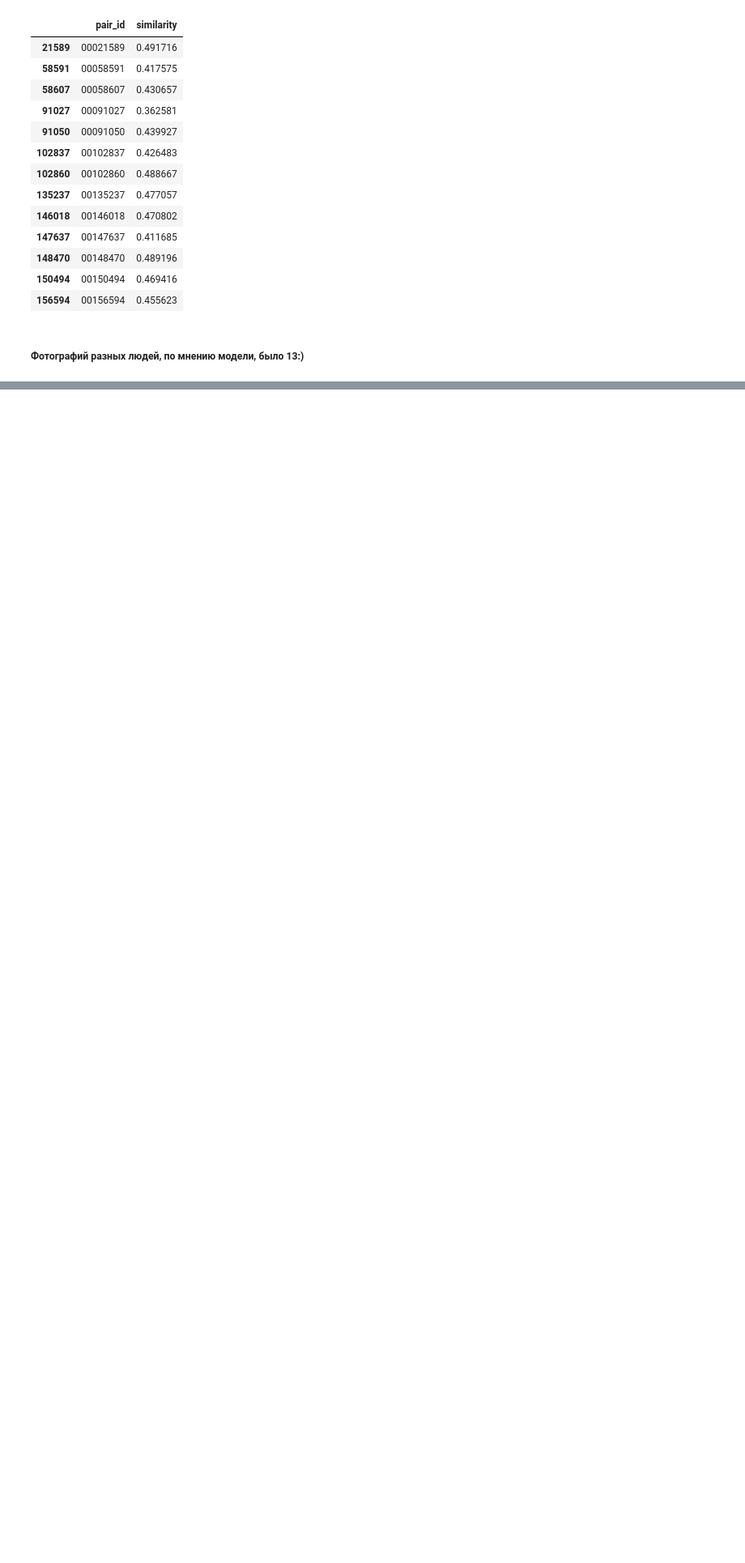
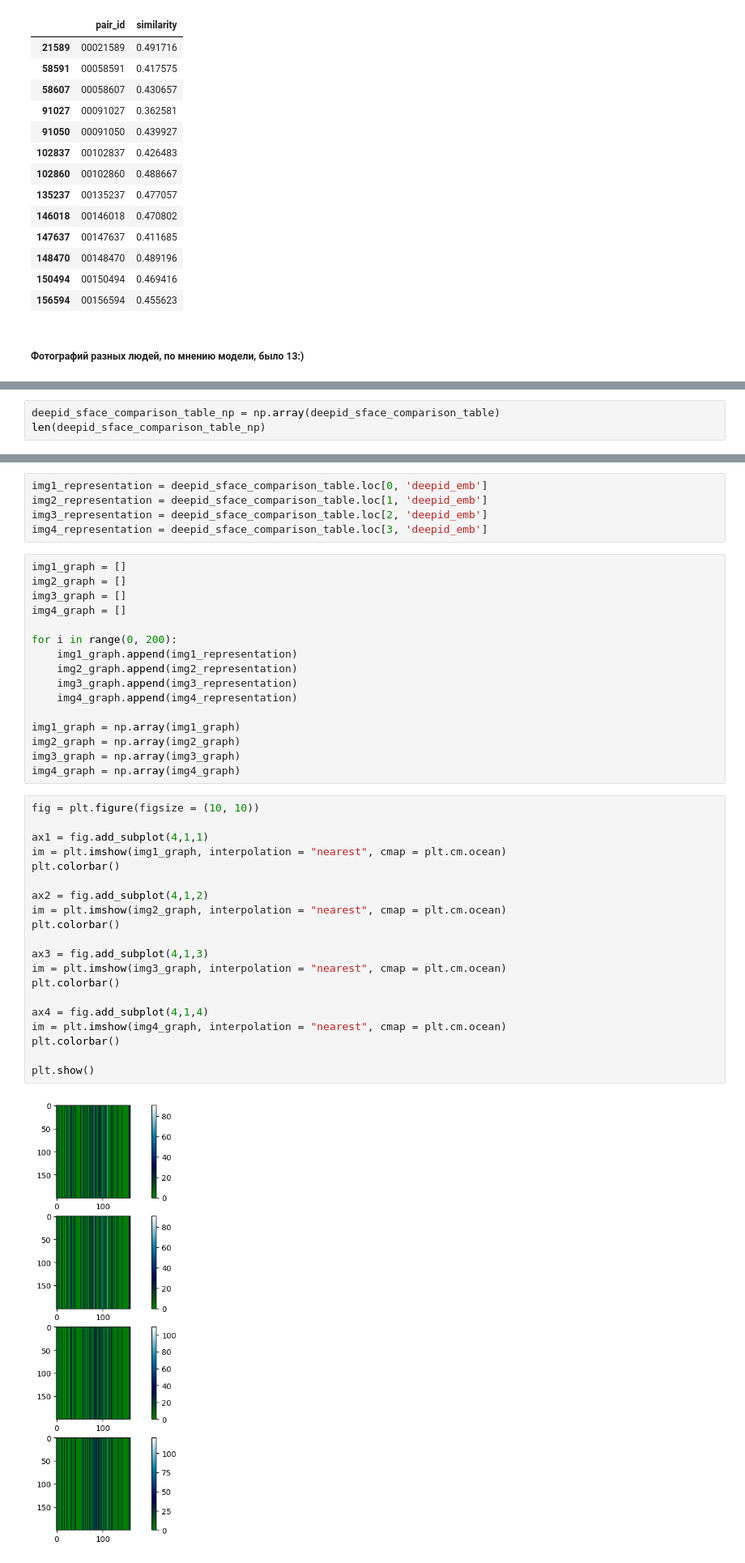
Before and after one commit to BasselSh/Kryptonite-ML-Challenge, a Jupyter notebook: other-experiments/DeepFace.ipynb, the cells around one changed output, grey strips where cells are left out. Shown at 81% size. Drawn from its saved outputs; the diff is of its cells as text; blank space fills up the shorter version.

```diff
--- a/other-experiments/DeepFace.ipynb
+++ b/other-experiments/DeepFace.ipynb
@@ -698,0 +888,3 @@ preds.loc[preds['similarity']<0.5]
+# %%
+deepid_sface_comparison_table_np = np.array(deepid_sface_comparison_table)
+len(deepid_sface_comparison_table_np)
@@ -698,0 +1074,43 @@ preds.loc[preds['similarity']<0.5]
+# %%
+img1_representation = deepid_sface_comparison_table.loc[0, 'deepid_emb']
+img2_representation = deepid_sface_comparison_table.loc[1, 'deepid_emb']
+img3_representation = deepid_sface_comparison_table.loc[2, 'deepid_emb']
+img4_representation = deepid_sface_comparison_table.loc[3, 'deepid_emb']
+# %%
+img1_graph = []
+img2_graph = []
+img3_graph = []
+img4_graph = []
+
+for i in range(0, 200):
+    img1_graph.append(img1_representation)
+    img2_graph.append(img2_representation)
+    img3_graph.append(img3_representation)
+    img4_graph.append(img4_representation)
+
+img1_graph = np.array(img1_graph)
+img2_graph = np.array(img2_graph)
+img3_graph = np.array(img3_graph)
+img4_graph = np.array(img4_graph)
+# %%
+fig = plt.figure(figsize = (10, 10))
+
+ax1 = fig.add_subplot(4,1,1)
+im = plt.imshow(img1_graph, interpolation = "nearest", cmap = plt.cm.ocean)
+plt.colorbar()
+
+ax2 = fig.add_subplot(4,1,2)
+im = plt.imshow(img2_graph, interpolation = "nearest", cmap = plt.cm.ocean)
+plt.colorbar()
+
+ax3 = fig.add_subplot(4,1,3)
+im = plt.imshow(img3_graph, interpolation = "nearest", cmap = plt.cm.ocean)
+plt.colorbar()
+
+ax4 = fig.add_subplot(4,1,4)
+im = plt.imshow(img4_graph, interpolation = "nearest", cmap = plt.cm.ocean)
+plt.colorbar()
+
+plt.show()
+# %% [output]
+[figure, added]
```
Also changed, not shown: parts of 33 cells of this notebook, 3 other files.
